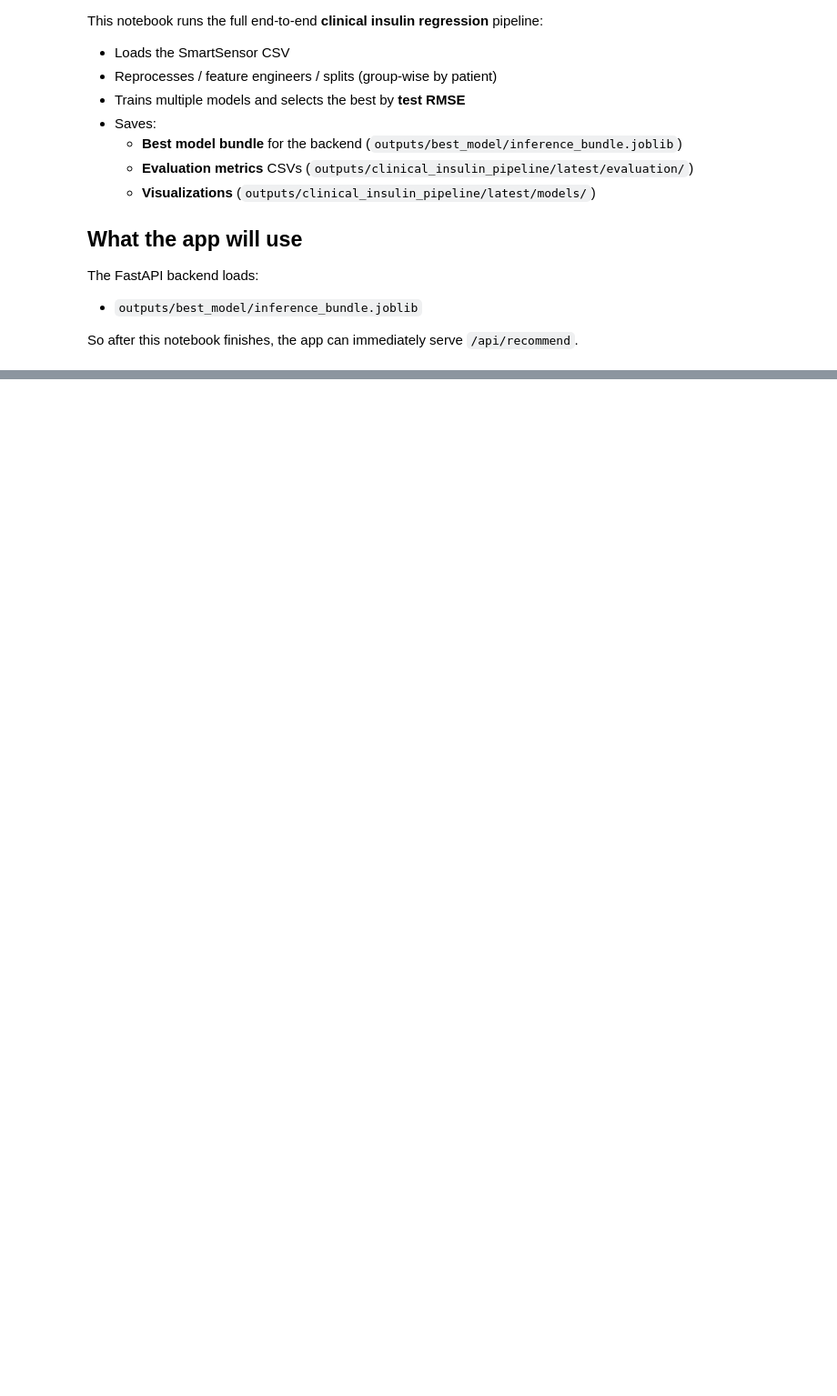
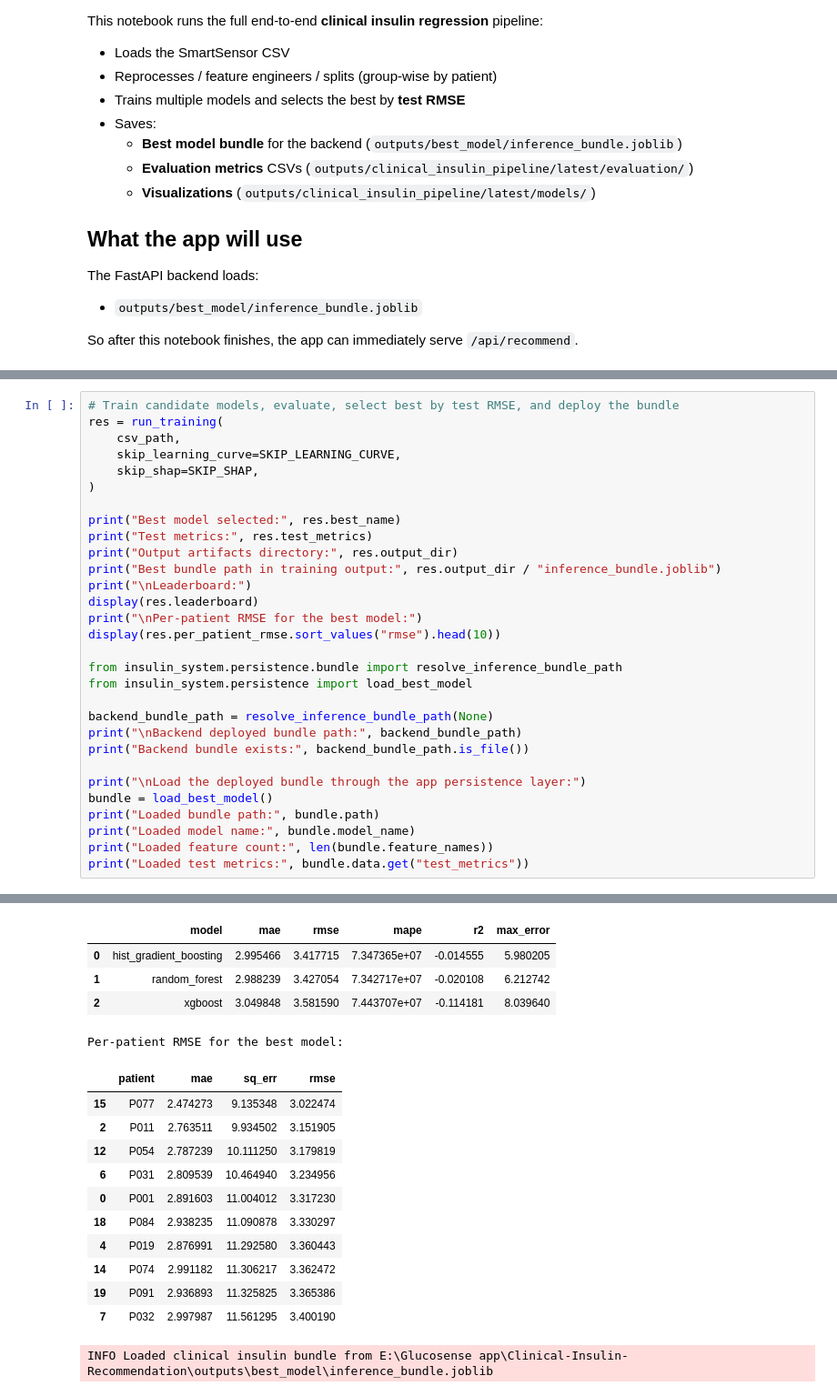
Before and after one commit to wangoloi/Final-Year-Full-Project, a Jupyter notebook: Clinical-Insulin-Recommendation/notebooks/clinical_insulin_training.ipynb, the cells around one changed output, grey strips where cells are left out. Shown at 91% size. Drawn from its saved outputs; the diff is of its cells as text; blank space fills up the shorter version.

```diff
--- a/Clinical-Insulin-Recommendation/notebooks/clinical_insulin_training.ipynb
+++ b/Clinical-Insulin-Recommendation/notebooks/clinical_insulin_training.ipynb
@@ -114,0 +619,31 @@ INFO Deployed bundle to E:\Glucosense app\Clinical-Insulin-Recommendation\output
+# %%
+# Train candidate models, evaluate, select best by test RMSE, and deploy the bundle
+res = run_training(
+    csv_path,
+    skip_learning_curve=SKIP_LEARNING_CURVE,
+    skip_shap=SKIP_SHAP,
+)
+
+print("Best model selected:", res.best_name)
+print("Test metrics:", res.test_metrics)
+print("Output artifacts directory:", res.output_dir)
+print("Best bundle path in training output:", res.output_dir / "inference_bundle.joblib")
+print("\nLeaderboard:")
+display(res.leaderboard)
+print("\nPer-patient RMSE for the best model:")
+display(res.per_patient_rmse.sort_values("rmse").head(10))
+
+from insulin_system.persistence.bundle import resolve_inference_bundle_path
+from insulin_system.persistence import load_best_model
+
+backend_bundle_path = resolve_inference_bundle_path(None)
+print("\nBackend deployed bundle path:", backend_bundle_path)
+print("Backend bundle exists:", backend_bundle_path.is_file())
+
+print("\nLoad the deployed bundle through the app persistence layer:")
+bundle = load_best_model()
+print("Loaded bundle path:", bundle.path)
+print("Loaded model name:", bundle.model_name)
+print("Loaded feature count:", len(bundle.feature_names))
+print("Loaded test metrics:", bundle.data.get("test_metrics"))
+# %% [output]
@@ -114,0 +661,17 @@ INFO Deployed bundle to E:\Glucosense app\Clinical-Insulin-Recommendation\output
+|  | model | mae | rmse | mape | r2 | max_error |
+| 0 | hist_gradient_boosting | 2.995466 | 3.417715 | 7.347365e+07 | -0.014555 | 5.980205 |
+| 1 | random_forest | 2.988239 | 3.427054 | 7.342717e+07 | -0.020108 | 6.212742 |
+| 2 | xgboost | 3.049848 | 3.581590 | 7.443707e+07 | -0.114181 | 8.039640 |
+Per-patient RMSE for the best model:
+|  | patient | mae | sq_err | rmse |
+| 15 | P077 | 2.474273 | 9.135348 | 3.022474 |
+| 2 | P011 | 2.763511 | 9.934502 | 3.151905 |
+| 12 | P054 | 2.787239 | 10.111250 | 3.179819 |
+| 6 | P031 | 2.809539 | 10.464940 | 3.234956 |
+| 0 | P001 | 2.891603 | 11.004012 | 3.317230 |
+| 18 | P084 | 2.938235 | 11.090878 | 3.330297 |
+| 4 | P019 | 2.876991 | 11.292580 | 3.360443 |
+| 14 | P074 | 2.991182 | 11.306217 | 3.362472 |
+| 19 | P091 | 2.936893 | 11.325825 | 3.365386 |
+| 7 | P032 | 2.997987 | 11.561295 | 3.400190 |
+INFO Loaded clinical insulin bundle from E:\Glucosense app\Clinical-Insulin-Recommendation\outputs\best_model\inference_bundle.joblib
```
Also changed, not shown: parts of 16 cells of this notebook, 8 other files.
